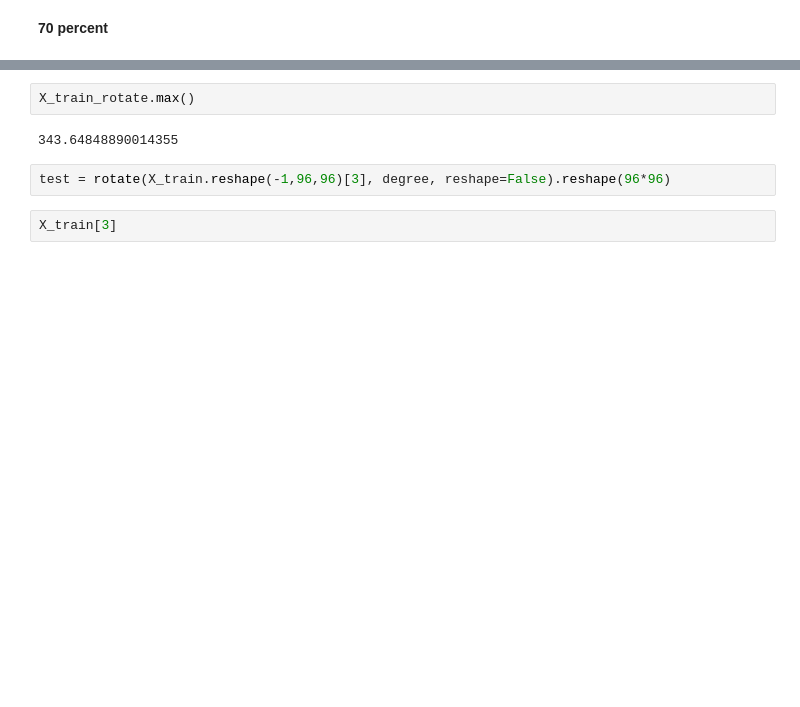
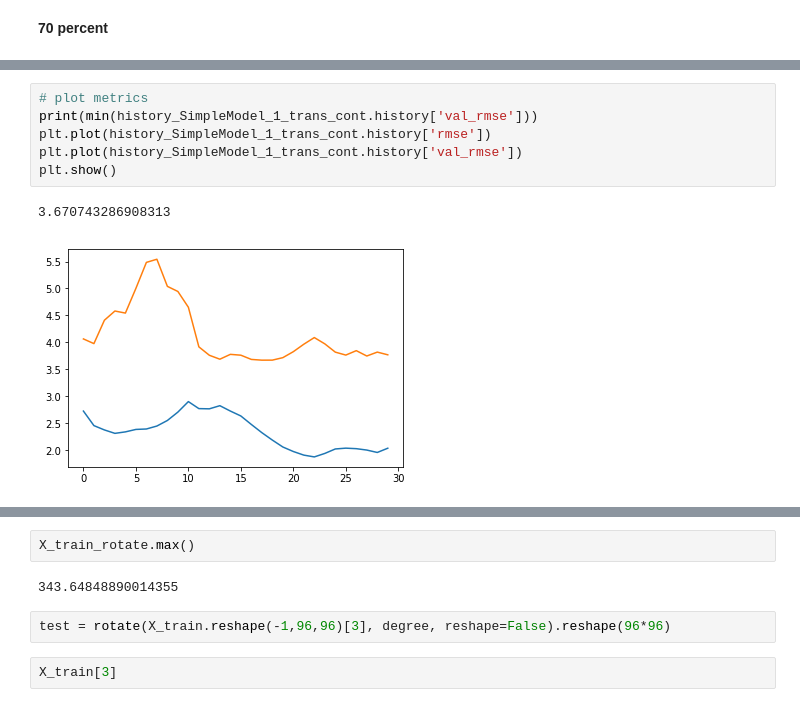
Before and after one commit to catnado/Facial_Key_Points_Detection, a Jupyter notebook: data_preprocessing.ipynb, the cells around one changed output, grey strips where cells are left out. Saved outputs shown, nothing was run; the diff lists cells and outputs as text; blank space fills up the shorter version.

```diff
--- a/data_preprocessing.ipynb
+++ b/data_preprocessing.ipynb
@@ -706,0 +906,9 @@ plt.show()
+# %%
+# plot metrics
+print(min(history_SimpleModel_1_trans_cont.history['val_rmse']))
+plt.plot(history_SimpleModel_1_trans_cont.history['rmse'])
+plt.plot(history_SimpleModel_1_trans_cont.history['val_rmse'])
+plt.show()
+# %% [output]
+3.670743286908313
+[figure, added]
```
Also changed, not shown: parts of 34 cells of this notebook, 2 other files.
